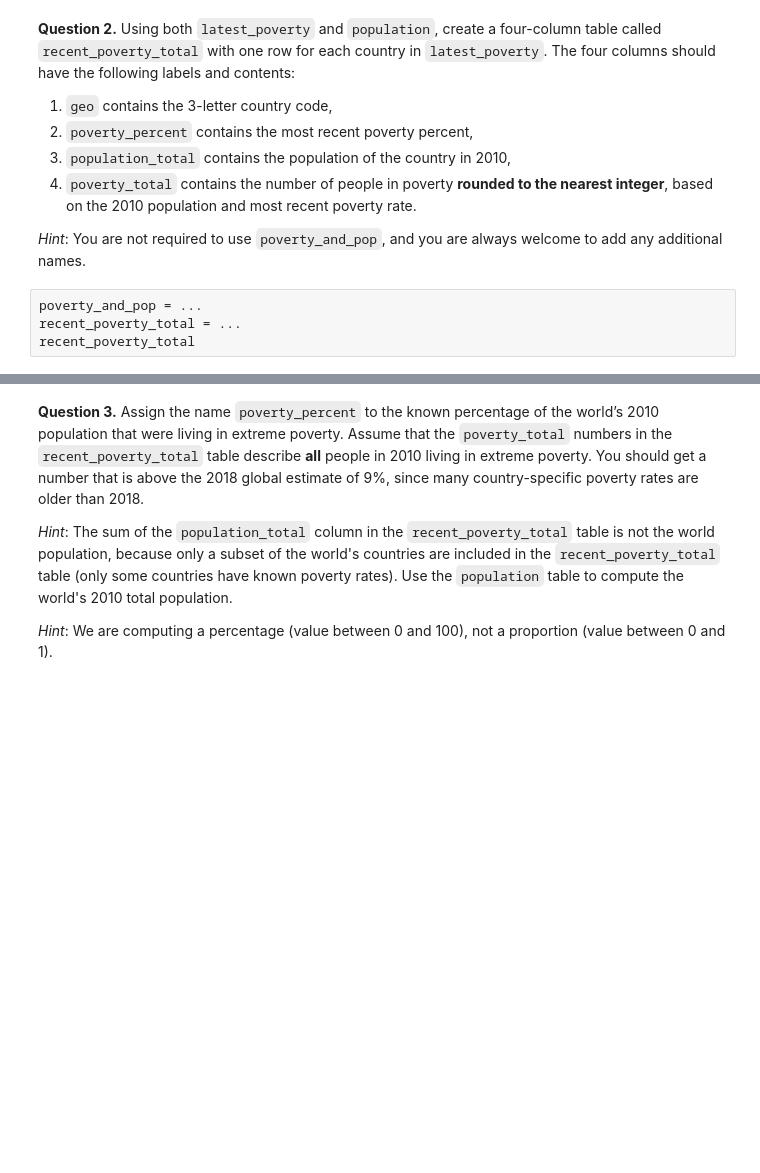
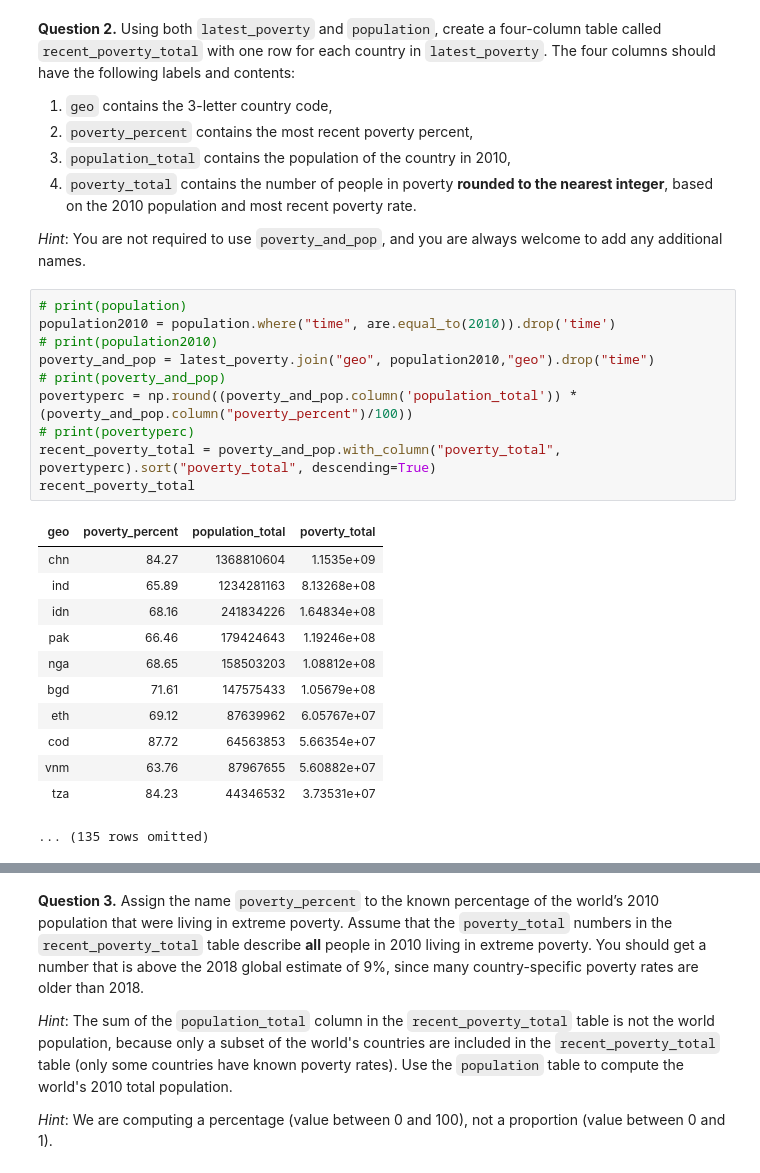
Before and after one commit to bencump/Intro_DataAnalytics, a Jupyter notebook: project1/project1.ipynb, the cells around one changed output, grey strips where cells are left out. Saved outputs shown, nothing was run; the diff lists cells and outputs as text; blank space fills up the shorter version.

```diff
--- a/project1/project1.ipynb
+++ b/project1/project1.ipynb
@@ -612,9 +634,28 @@ grader.check("q2_1")
 1. `poverty_total` contains the number of people in poverty **rounded to the nearest integer**, based on the 2010 population and most recent poverty rate.
 
 *Hint*: You are not required to use `poverty_and_pop`, and you are always welcome to add any additional names.
-# %%
-poverty_and_pop = ...
-recent_poverty_total = ...
-recent_poverty_total
+# %%
+# print(population)
+population2010 = population.where("time", are.equal_to(2010)).drop('time')
+# print(population2010)
+poverty_and_pop = latest_poverty.join("geo", population2010,"geo").drop("time")
+# print(poverty_and_pop)
+povertyperc = np.round((poverty_and_pop.column('population_total')) * (poverty_and_pop.column("poverty_percent")/100))
+# print(povertyperc)
+recent_poverty_total = poverty_and_pop.with_column("poverty_total", povertyperc).sort("poverty_total", descending=True)
+recent_poverty_total
+# %% [output]
+| geo | poverty_percent | population_total | poverty_total |
+| chn | 84.27 | 1368810604 | 1.1535e+09 |
+| ind | 65.89 | 1234281163 | 8.13268e+08 |
+| idn | 68.16 | 241834226 | 1.64834e+08 |
+| pak | 66.46 | 179424643 | 1.19246e+08 |
+| nga | 68.65 | 158503203 | 1.08812e+08 |
+| bgd | 71.61 | 147575433 | 1.05679e+08 |
+| eth | 69.12 | 87639962 | 6.05767e+07 |
+| cod | 87.72 | 64563853 | 5.66354e+07 |
+| vnm | 63.76 | 87967655 | 5.60882e+07 |
+| tza | 84.23 | 44346532 | 3.73531e+07 |
+... (135 rows omitted)
 # %%
 grader.check("q2_2")
```
Also changed, not shown: parts of 15 cells of this notebook, 1 other file.
